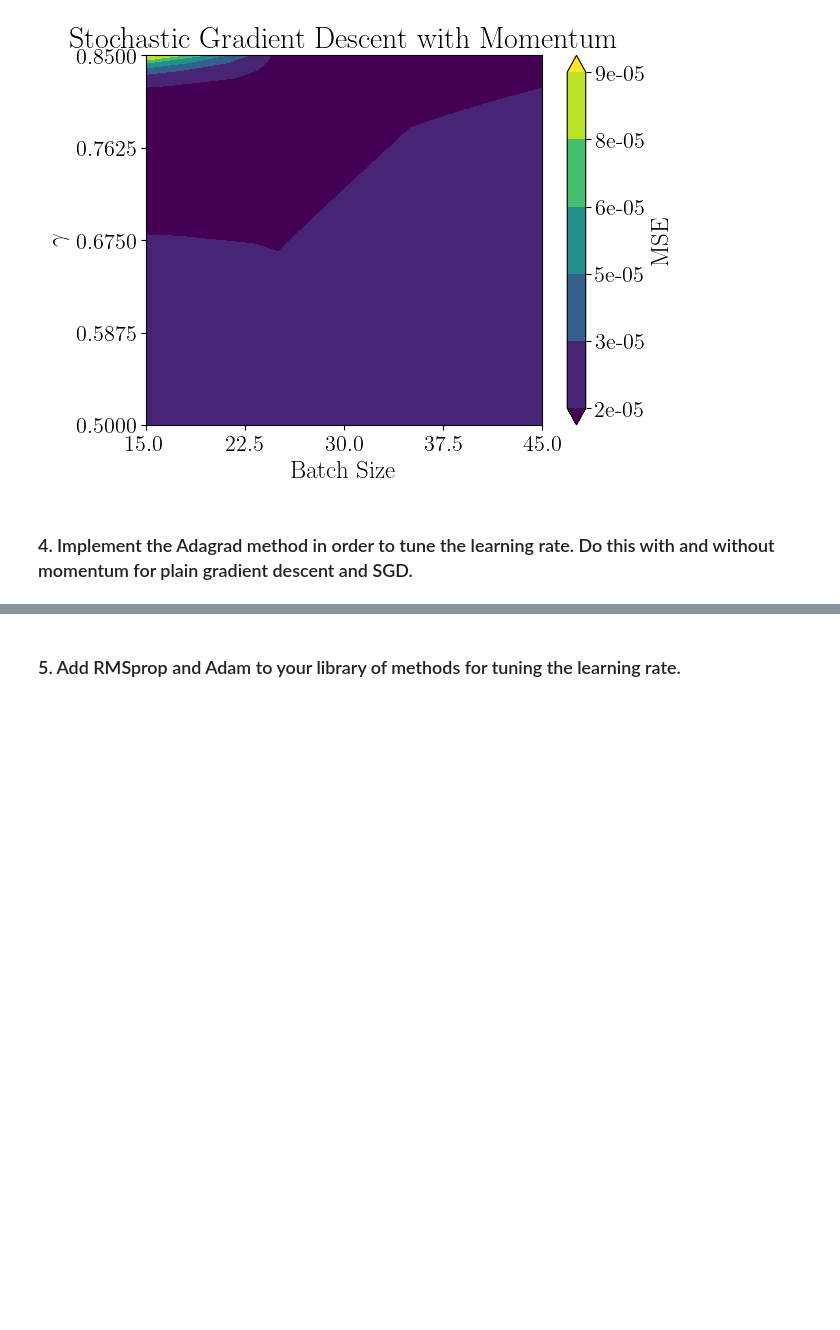
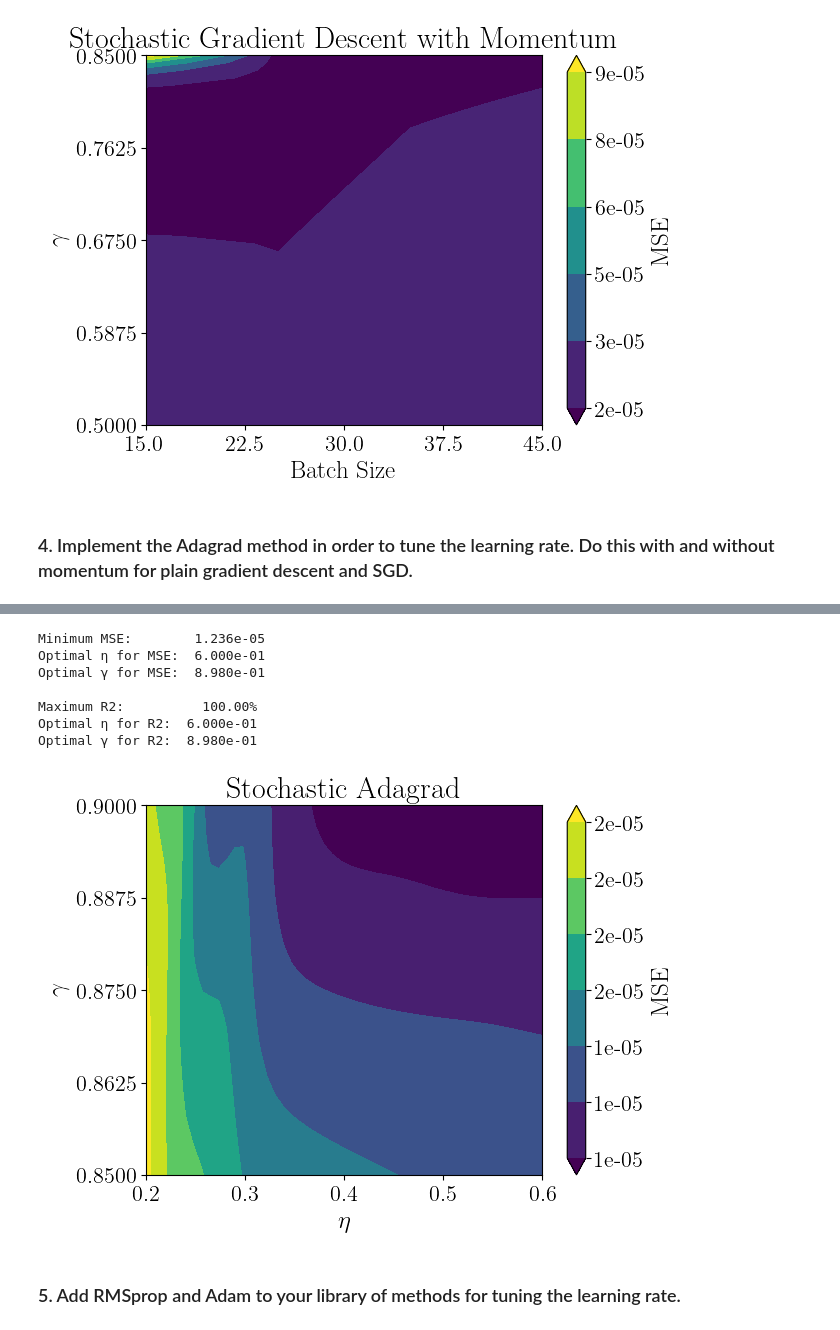
Before and after one commit to Oskar-Idland/FYS-STK4155-Projects, a Jupyter notebook: Project_2/src/regression_anal.ipynb, the cells around one changed output, grey strips where cells are left out. Drawn from its saved outputs; the diff is of its cells as text; code cells hidden in the pictures; blank space fills up the shorter version.

```diff
--- a/Project_2/src/regression_anal.ipynb
+++ b/Project_2/src/regression_anal.ipynb
@@ -204,3 +200,22 @@ Optimal γ for R2:  9.000e-01
+# %%
+n = 50
+γ_Ada_mom_stochastic = np.linspace(0.85, 0.9, n)
+η_Ada_mom_stochastic = np.linspace(0.2, 0.6, n)
+method = 'AdagradMomentum'
+MSE_Ada_mom_stochastic, R2_Ada_mom_stochastic = grid_search(η_Ada_mom_stochastic, γ_Ada_mom_stochastic, ('eta', 'gamma'), method, model, stochastic=True, M=10)
+# %%
+fig = parameter_print_plot(MSE_Ada_mom_stochastic, R2_Ada_mom_stochastic, η_Ada_mom_stochastic, γ_Ada_mom_stochastic, r'$\eta$', r'$\gamma$', scatter=False, log=False, n_ticks=5)
+plt.title('Stochastic Adagrad')
+fig.savefig(fig_dir / 'AdagradMomentum_stochastic_eta_gamma.pdf')
+# %% [output]
+Minimum MSE:        1.236e-05
+Optimal η for MSE:  6.000e-01
+Optimal γ for MSE:  8.980e-01
+
+Maximum R2:          100.00%
+Optimal η for R2:  6.000e-01
+Optimal γ for R2:  8.980e-01
+[figure, added]
 # %% [markdown]
 ### 5. Add RMSprop and Adam to your library of methods for tuning the learning rate.
 # %% [markdown]
```
Also changed, not shown: parts of 5 cells of this notebook, 8 other files.
